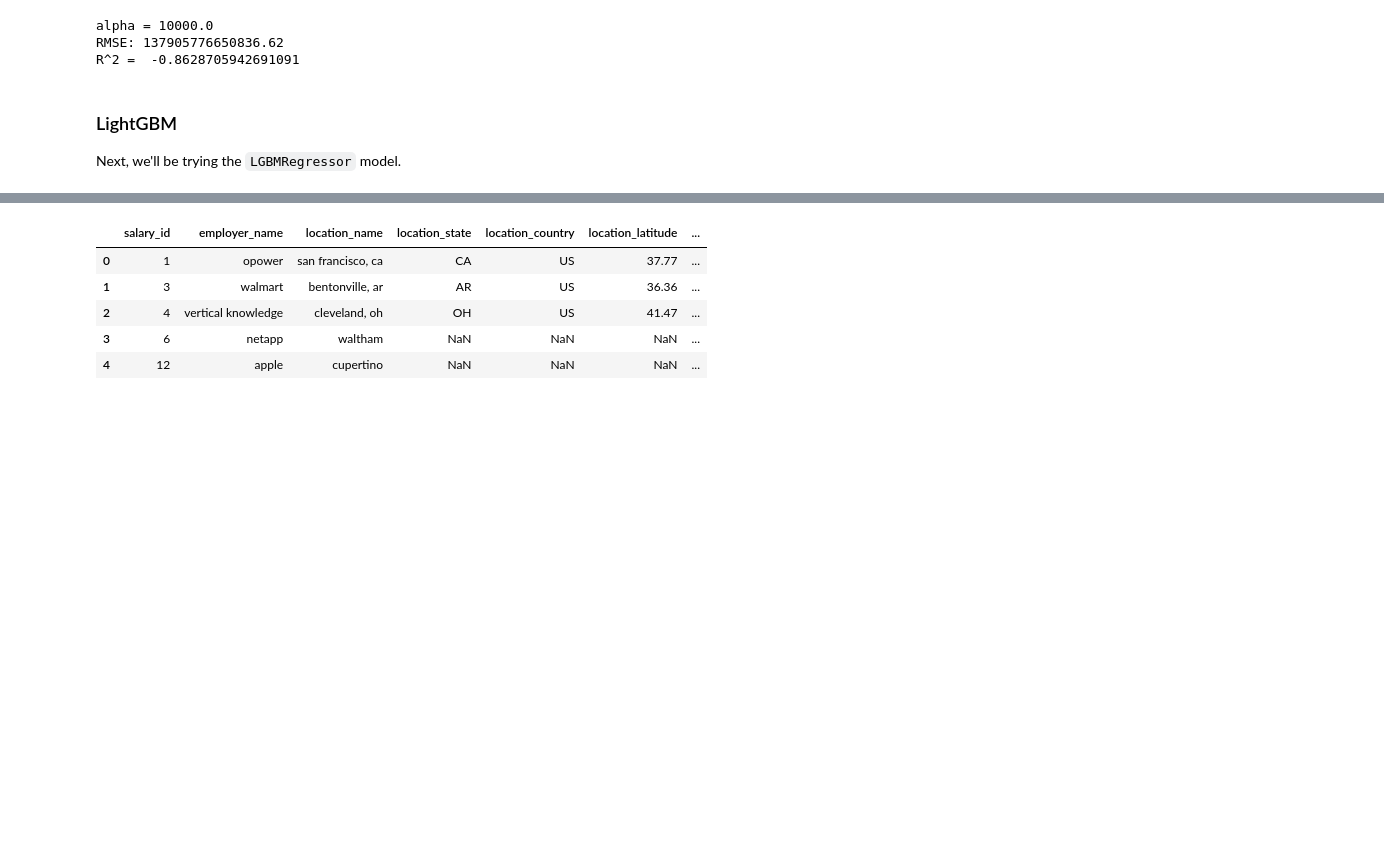
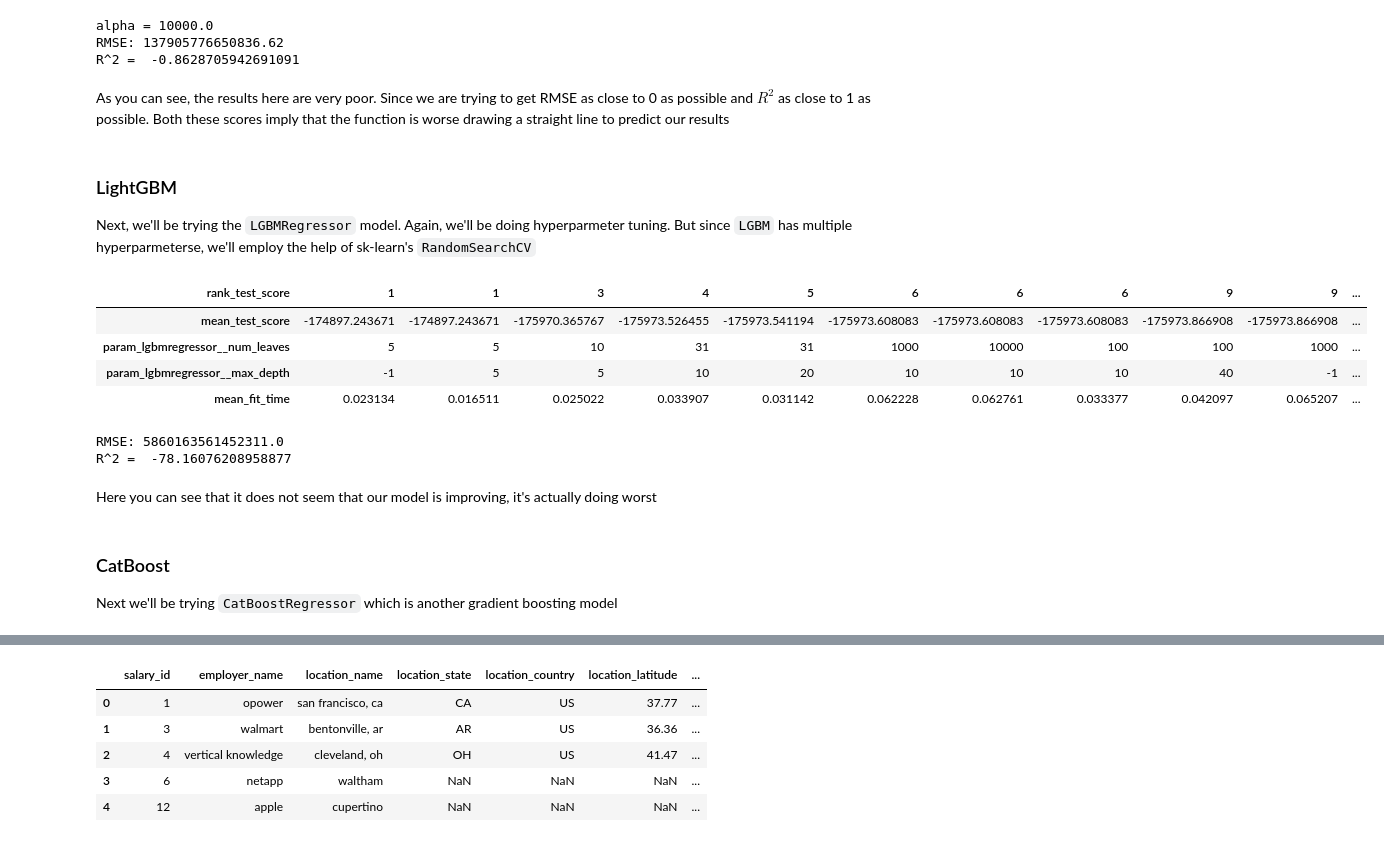
Before and after one commit to KevinSaigon/ECON323-Project, a Jupyter notebook: project.ipynb, the cells around one changed output, grey strips where cells are left out. Saved outputs shown, nothing was run; the diff lists cells and outputs as text; code cells hidden in the pictures; blank space fills up the shorter version.

```diff
--- a/project.ipynb
+++ b/project.ipynb
@@ -430,7 +437,67 @@ print("R^2 = ", r2)
 alpha = 10000.0
 RMSE: 137905776650836.62
 R^2 =  -0.8628705942691091
+# %% [markdown]
+As you can see, the results here are very poor. Since we are trying to get RMSE as close to 0 as possible and $R^2$ as close to 1 as possible. Both these scores imply that the function is worse drawing a straight line to predict our results
+# %% [markdown]
+### LightGBM
+
+Next, we'll be trying the `LGBMRegressor` model. Again, we'll be doing hyperparmeter tuning. But since `LGBM` has multiple hyperparmeterse, we'll employ the help of sk-learn's `RandomSearchCV`
+# %%
+lgbm_pipe = make_pipeline(
+    CustomImputer(),
+    ct,
+    LGBMRegressor()
+)
+
+param_grid = {
+    "lgbmregressor__num_leaves": [5, 10, 31, 100, 1000, 10000],
+    "lgbmregressor__max_depth": [-1, 0, 5, 10, 20, 30, 40]
+}
+
+random_search = RandomizedSearchCV(
+    lgbm_pipe, param_distributions=param_grid, n_jobs=-1, n_iter=20, cv=5, random_state=2022
+)
+random_search.fit(X_train, y_train);
+
+pd.DataFrame(random_search.cv_results_)[
+    [
+        "mean_test_score",
+        "param_lgbmregressor__num_leaves",
+        "param_lgbmregressor__max_depth",
+        "mean_fit_time",
+        "rank_test_score",
+    ]
+].set_index("rank_test_score").sort_index().T
+# %% [output]
+| rank_test_score | 1 | 1 | 3 | 4 | 5 | 6 | 6 | 6 | 9 | 9 | ... |
+| mean_test_score | -174897.243671 | -174897.243671 | -175970.365767 | -175973.526455 | -175973.541194 | -175973.608083 | -175973.608083 | -175973.608083 | -175973.866908 | -175973.866908 | ... |
+| param_lgbmregressor__num_leaves | 5 | 5 | 10 | 31 | 31 | 1000 | 10000 | 100 | 100 | 1000 | ... |
+| param_lgbmregressor__max_depth | -1 | 5 | 5 | 10 | 20 | 10 | 10 | 10 | 40 | -1 | ... |
+| mean_fit_time | 0.023134 | 0.016511 | 0.025022 | 0.033907 | 0.031142 | 0.062228 | 0.062761 | 0.033377 | 0.042097 | 0.065207 | ... |
+# %%
+num_leaves = random_search.best_params_["lgbmregressor__num_leaves"]
+max_depth = random_search.best_params_["lgbmregressor__max_depth"]
+
+lgbm_pipe_final = make_pipeline(
+    CustomImputer(),
+    ct,
+    LGBMRegressor(num_leaves=num_leaves, max_depth = max_depth, random_state=2022)
+)
+
+lgbm_pipe_final.fit(X_train, y_train)
+preds = lgbm_pipe_final.predict(X_test)
+
+rmse = mean_squared_error(y_test, preds)
+r2 = r2_score(y_test, preds)
+print("RMSE:", rmse)
+print("R^2 = ", r2)
+# %% [output]
+RMSE: 5860163561452311.0
+R^2 =  -78.16076208958877
+# %% [markdown]
+Here you can see that it does not seem that our model is improving, it's actually doing worst
 # %% [markdown]
-### LightGBM
+### CatBoost
 
-Next, we'll be trying the `LGBMRegressor` model.
+Next we'll be trying `CatBoostRegressor` which is another gradient boosting model
```
Also changed, not shown: parts of 25 cells of this notebook.
